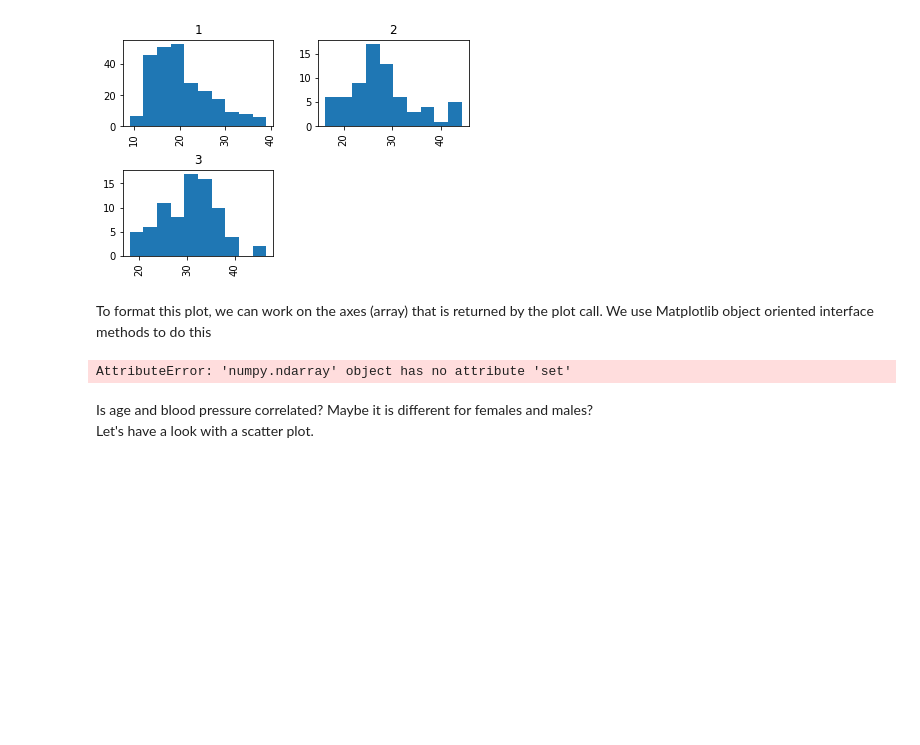
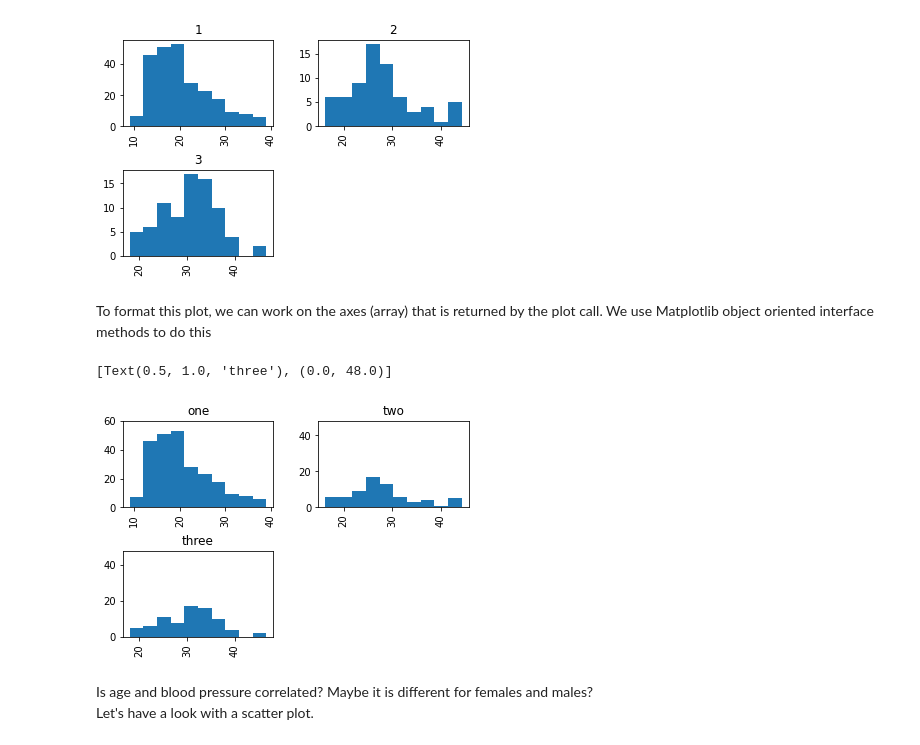
Before and after one commit to ENSF611/lab0-data-and-visualization-review-MPhillipos, a Jupyter notebook: lab0-visualization-auto_mpg.ipynb, the cells around one changed output. Cells and saved outputs as stored; diff of their text form; code cells hidden in the pictures; blank space fills up the shorter version.

```diff
--- a/lab0-visualization-auto_mpg.ipynb
+++ b/lab0-visualization-auto_mpg.ipynb
@@ -139,12 +139,13 @@ axs = data.hist(column='mpg', by='origin')
 # %% [markdown]
 To format this plot, we can work on the axes (array) that is returned by the plot call. We use Matplotlib object oriented interface methods to do this
 # %%
-# axs = data.hist(column='mpg', by='origin')
-axs[0].set(title='one', ylim=[0, 45])
-axs[1].set(title='two', ylim=[0, 45])
-axs[3].set(title='three', ylim=[0, 45])
+axs = data.hist(column='mpg', by='origin')
+axs[0, 0].set(title='one', ylim=[0, 60])
+axs[0, 1].set(title='two', ylim=[0, 48])
+axs[1, 0].set(title='three', ylim=[0, 48])
 # %% [output]
-AttributeError: 'numpy.ndarray' object has no attribute 'set'
+[Text(0.5, 1.0, 'three'), (0.0, 48.0)]
+[figure, added]
 # %% [markdown]
 Is age and blood pressure correlated? Maybe it is different for females and males?
 Let's have a look with a scatter plot.
```
Also changed, not shown: parts of 1 cell of this notebook, 2 other files.
